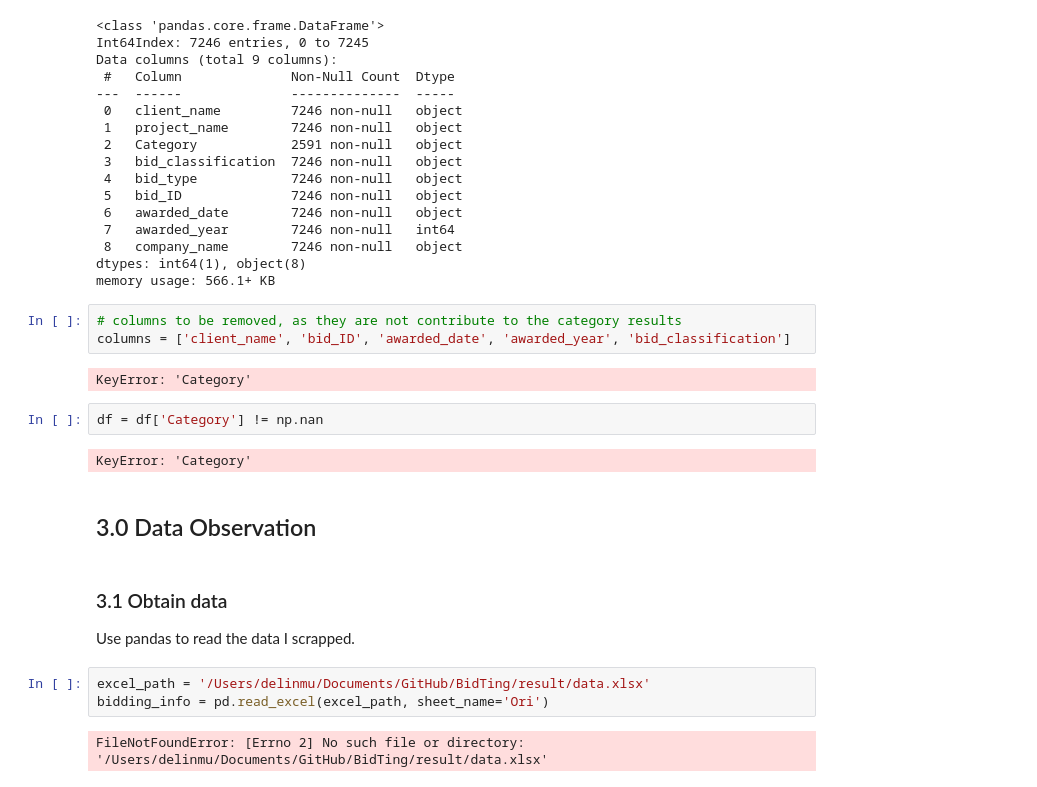
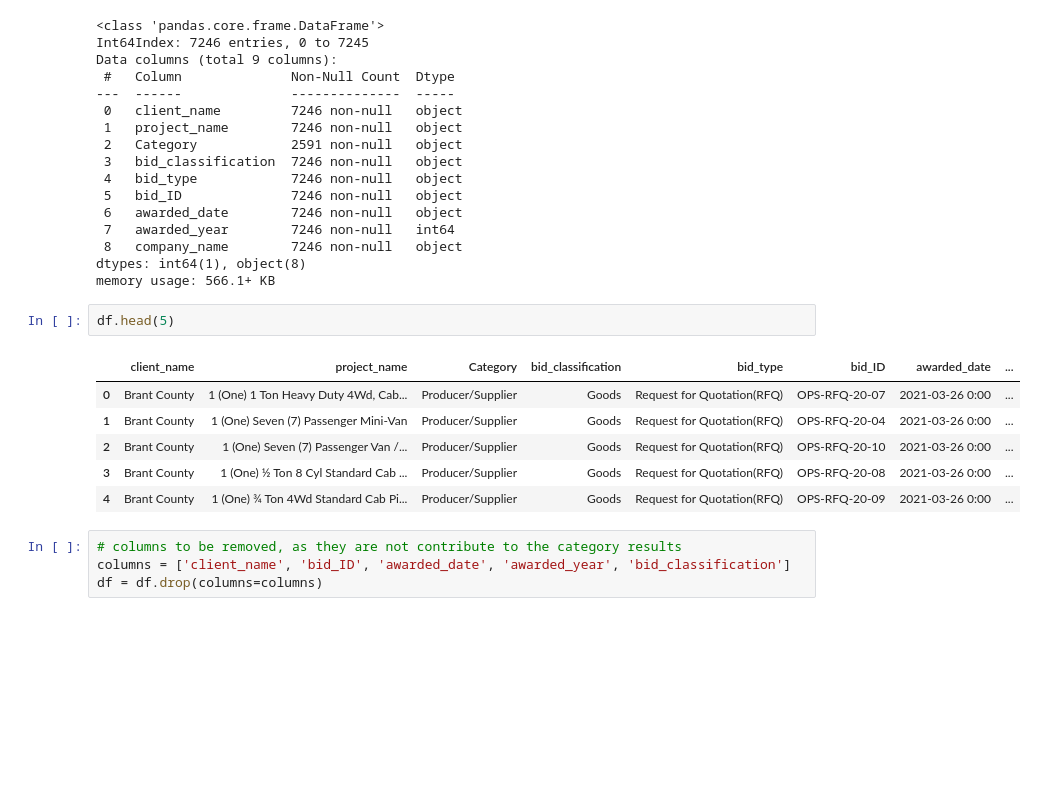
Before and after one commit to DelinM/BidTing, a Jupyter notebook: NaturalLanguageProcessing/Project Category Identification NLP Project.ipynb, the cells around one changed output. Drawn from its saved outputs; the diff is of its cells as text; blank space fills up the shorter version.

```diff
--- a/NaturalLanguageProcessing/Project Category Identification NLP Project.ipynb
+++ b/NaturalLanguageProcessing/Project Category Identification NLP Project.ipynb
@@ -289,22 +289,16 @@ Data columns (total 9 columns):
  8   company_name        7246 non-null   object
 dtypes: int64(1), object(8)
 memory usage: 566.1+ KB
+# %%
+df.head(5)
+# %% [output]
+|  | client_name | project_name | Category | bid_classification | bid_type | bid_ID | awarded_date | ... |
+| 0 | Brant County | 1 (One) 1 Ton Heavy Duty 4Wd, Cab... | Producer/Supplier | Goods | Request for Quotation(RFQ) | OPS-RFQ-20-07 | 2021-03-26 0:00 | ... |
+| 1 | Brant County | 1 (One) Seven (7) Passenger Mini-Van | Producer/Supplier | Goods | Request for Quotation(RFQ) | OPS-RFQ-20-04 | 2021-03-26 0:00 | ... |
+| 2 | Brant County | 1 (One) Seven (7) Passenger Van /... | Producer/Supplier | Goods | Request for Quotation(RFQ) | OPS-RFQ-20-10 | 2021-03-26 0:00 | ... |
+| 3 | Brant County | 1 (One) ½ Ton 8 Cyl Standard Cab ... | Producer/Supplier | Goods | Request for Quotation(RFQ) | OPS-RFQ-20-08 | 2021-03-26 0:00 | ... |
+| 4 | Brant County | 1 (One) ¾ Ton 4Wd Standard Cab Pi... | Producer/Supplier | Goods | Request for Quotation(RFQ) | OPS-RFQ-20-09 | 2021-03-26 0:00 | ... |
 # %%
 # columns to be removed, as they are not contribute to the category results
 columns = ['client_name', 'bid_ID', 'awarded_date', 'awarded_year', 'bid_classification']
+df = df.drop(columns=columns)
-# %% [output]
-KeyError: 'Category'
-# %%
-df = df['Category'] != np.nan
-# %% [output]
-KeyError: 'Category'
-# %% [markdown]
-## 3.0 Data Observation
-# %% [markdown]
-### 3.1 Obtain data
-Use pandas to read the data I scrapped.
-# %%
-excel_path = '/Users/delinmu/Documents/GitHub/BidTing/result/data.xlsx'
-bidding_info = pd.read_excel(excel_path, sheet_name='Ori')
-# %% [output]
-FileNotFoundError: [Errno 2] No such file or directory: '/Users/delinmu/Documents/GitHub/BidTing/result/data.xlsx'
```
Also changed, not shown: parts of 30 cells of this notebook, 2 other files.
